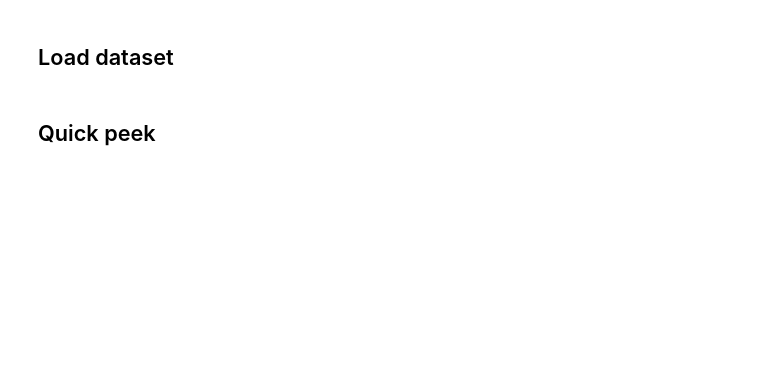
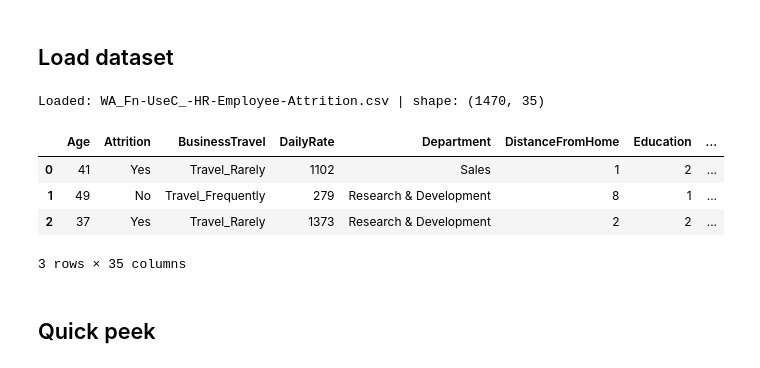
Before and after one commit to buvir/IBM-HR-Analytics-Employee-Attrition-Performance, a Jupyter notebook: IBM_HR_Attrition_EDA_Model.ipynb, the cells around one changed output. Drawn from its saved outputs; the diff is of its cells as text; code cells hidden in the pictures; blank space fills up the shorter version.

```diff
--- a/IBM_HR_Attrition_EDA_Model.ipynb
+++ b/IBM_HR_Attrition_EDA_Model.ipynb
@@ -42,28 +48,27 @@ print('numpy:', np.__version__)
 # %% [markdown]
 ## Load dataset
 # %%
-# === Load CSV from /mnt/data ===
-search_patterns = [
-    '/mnt/data/WA_Fn-UseC_-HR-Employee-Attrition*.csv',       # typical Kaggle filename
-    '/mnt/data/WA_Fn-UseC_-HR-Employee-Attrition (1).csv',    # uploaded variant
-    '/mnt/data/HR-Employee-Attrition*.csv'
-]
+# === Load CSV from your Windows path (simple & explicit) ===
+import pandas as pd
+from pathlib import Path
 
-csv_path = None
-for pat in search_patterns:
-    matches = glob.glob(pat)
-    if matches:
-        csv_path = matches[0]
-        break
+# 👇 Your exact file path (use r'' to avoid backslash escape issues)
+csv_path = Path(r"D:\UM\IBM-HR-Analytics-Employee-Attrition-Performance\WA_Fn-UseC_-HR-Employee-Attrition.csv")
 
-if csv_path is None:
-    raise FileNotFoundError('Could not find the HR Attrition CSV in /mnt/data. '
-                            'Please place it there and re-run.')
+if not csv_path.exists():
+    raise FileNotFoundError(f"CSV not found at: {csv_path}\n"
+                            "Double-check the path or filename and try again.")
 
 df = pd.read_csv(csv_path)
-
-print('Loaded:', os.path.basename(csv_path))
-df.shape
+print("Loaded:", csv_path.name, "| shape:", df.shape)
+df.head(3)
+# %% [output]
+Loaded: WA_Fn-UseC_-HR-Employee-Attrition.csv | shape: (1470, 35)
+|  | Age | Attrition | BusinessTravel | DailyRate | Department | DistanceFromHome | Education | ... |
+| 0 | 41 | Yes | Travel_Rarely | 1102 | Sales | 1 | 2 | ... |
+| 1 | 49 | No | Travel_Frequently | 279 | Research & Development | 8 | 1 | ... |
+| 2 | 37 | Yes | Travel_Rarely | 1373 | Research & Development | 2 | 2 | ... |
+3 rows × 35 columns
 # %% [markdown]
 ## Quick peek
 # %%
```
Also changed, not shown: parts of 27 cells of this notebook, 1 other file.
